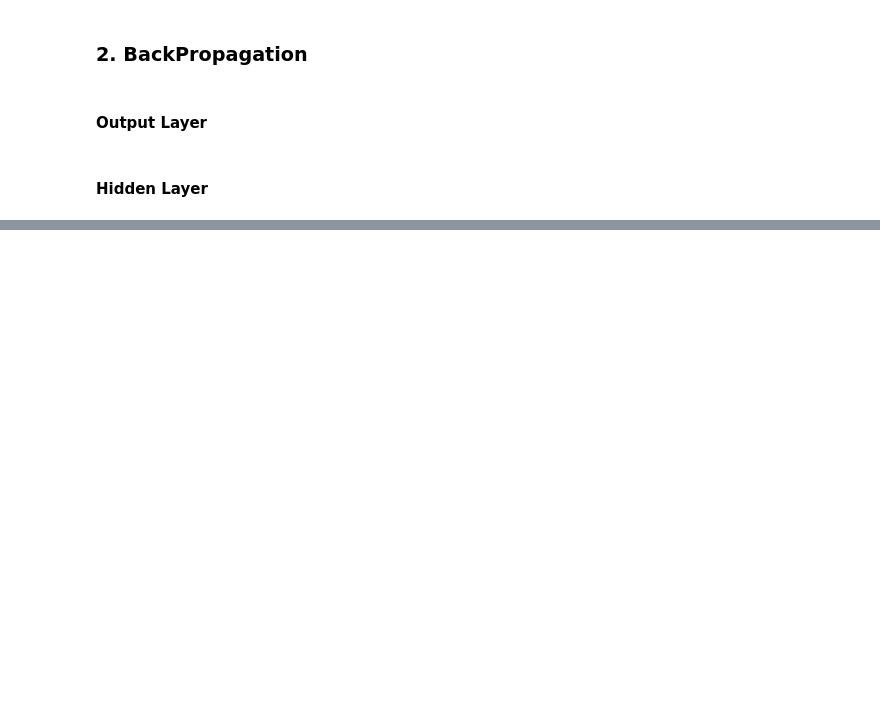
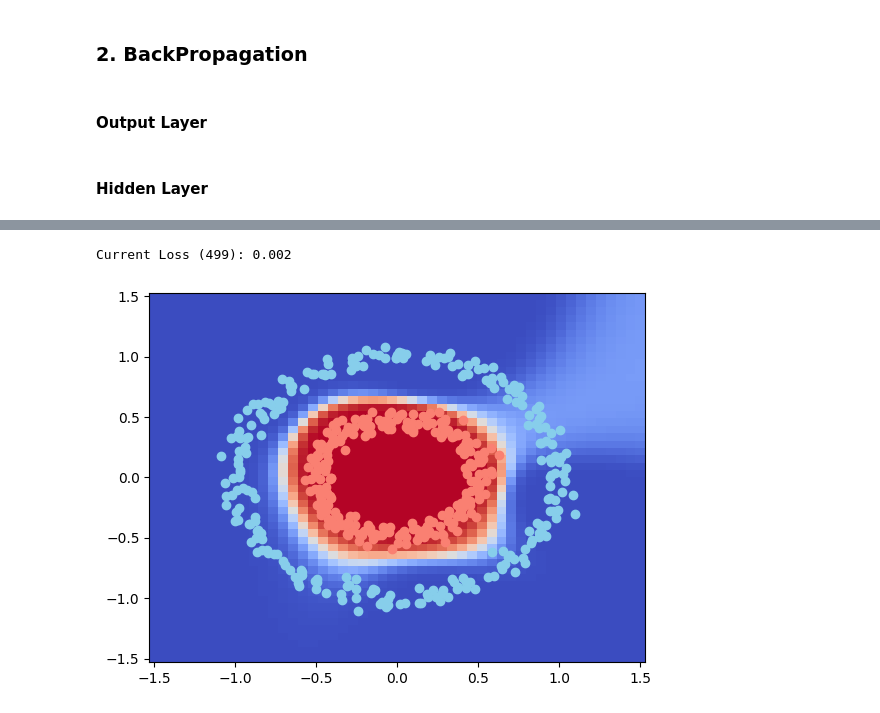
Before and after one commit to Mr-Hockatt/It-Takes-125-Songs-To-Create-a-Neural-Network-From-Scratch, a Jupyter notebook: NeuralNetworksPlayground.ipynb, the cells around one changed output, grey strips where cells are left out. Cells and saved outputs as stored; diff of their text form; code cells hidden in the pictures; blank space fills up the shorter version.

```diff
--- a/NeuralNetworksPlayground.ipynb
+++ b/NeuralNetworksPlayground.ipynb
@@ -411,0 +619,41 @@ array([[0.1116404 , 0.09876462, 0.1009508 , 0.09334475, 0.10237222,
+# %%
+I = 2
+O = 1
+hidden_topology = [4, 8]
+
+
+NN = NeuralNetwork(I, hidden_topology, O, MeanSquaredError)
+# %%
+#Y = Y.reshape(Y.shape[0], 1)
+resolution = 50
+xmesh = np.linspace(-1.5, 1.5, resolution)
+ymesh = np.linspace(-1.5, 1.5, resolution)
+y_mapped = np.zeros((resolution, resolution))
+# %%
+learning_rate = 0.1
+
+for i in range(500):
+
+    y = NN.feed_forward(X)
+    NN.back_propagate(X, Y, learning_rate)
+
+    print(f"Current Loss ({i}): {np.round(loss_function.cost(Y, y), 3)}")
+
+    for i, xx in enumerate(xmesh):
+        for j, yy in enumerate(ymesh):
+            y_mapped[i, j] = NN.feed_forward(np.array([xx, yy]))
+
+    plotter.pcolormesh(xmesh, ymesh, y_mapped, cmap="coolwarm")
+    yhat = y.reshape(500)
+    plotter.scatter(Xdraw[Ydraw == 0, 0], Xdraw[Ydraw == 0, 1], c="skyblue")
+    plotter.scatter(Xdraw[Ydraw == 1, 0], Xdraw[Ydraw == 1, 1], c="salmon")
+    #plotter.scatter(X[yhat < 0.5, 0], X[yhat < 0.5, 1], c="skyblue")
+    #plotter.scatter(X[yhat >= 0.5, 0], X[yhat >= 0.5, 1], c="salmon")
+    #plotter.axis("equal")
+    plotter.show()
+
+    clear_output(wait=True)
+    sleep(0.08)
+# %% [output]
+Current Loss (499): 0.002
+[figure, added]
```
Also changed, not shown: parts of 78 cells of this notebook, 3 other files.
